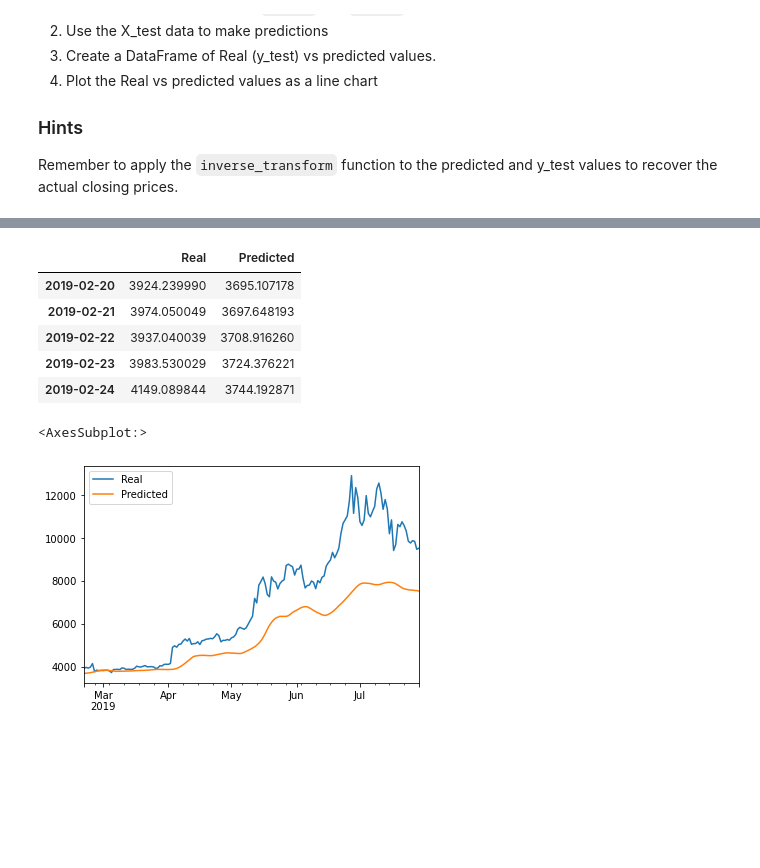
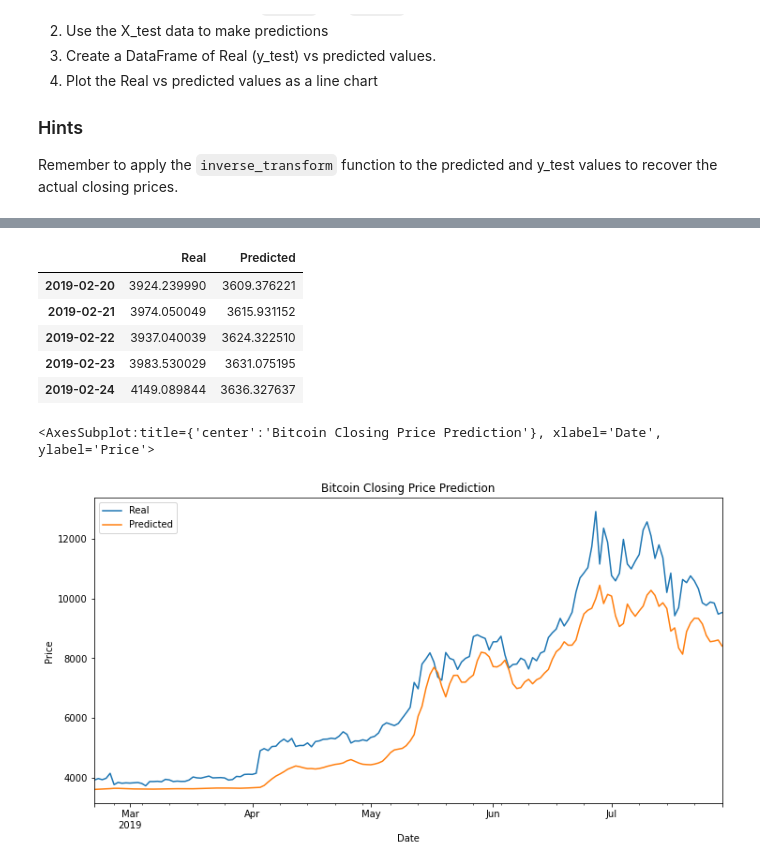
Before and after one commit to aaargyrou/DeepLearning--LSTM-Stock-Predictor, a Jupyter notebook: Code/lstm_stock_predictor_closing.ipynb, the cells around one changed output, grey strips where cells are left out. Saved outputs shown, nothing was run; the diff lists cells and outputs as text; code cells hidden in the pictures; blank space fills up the shorter version.

```diff
--- a/Code/lstm_stock_predictor_closing.ipynb
+++ b/Code/lstm_stock_predictor_closing.ipynb
@@ -227,5 +233,5 @@ _________________________________________________________________
 # Do not shuffle the data
 # Experiement with the batch size, but a smaller batch size is recommended
 
-model.fit(X_train, y_train, epochs=10, shuffle=False, batch_size=1, verbose=1)
+model.fit(X_train, y_train, epochs=100, shuffle=False, batch_size=1, verbose=1)
 # %% [output]
@@ -287,14 +290,14 @@ stocks = pd.DataFrame({
 stocks.head()
 # %% [output]
 |  | Real | Predicted |
-| 2019-02-20 | 3924.239990 | 3695.107178 |
-| 2019-02-21 | 3974.050049 | 3697.648193 |
-| 2019-02-22 | 3937.040039 | 3708.916260 |
-| 2019-02-23 | 3983.530029 | 3724.376221 |
-| 2019-02-24 | 4149.089844 | 3744.192871 |
+| 2019-02-20 | 3924.239990 | 3609.376221 |
+| 2019-02-21 | 3974.050049 | 3615.931152 |
+| 2019-02-22 | 3937.040039 | 3624.322510 |
+| 2019-02-23 | 3983.530029 | 3631.075195 |
+| 2019-02-24 | 4149.089844 | 3636.327637 |
 # %%
 # Plot the real vs predicted values as a line chart
-stocks.plot()
+stocks.plot(title="Bitcoin Closing Price Prediction", figsize=(12, 6), xlabel="Date", ylabel="Price")
 # %% [output]
-<AxesSubplot:>
+<AxesSubplot:title={'center':'Bitcoin Closing Price Prediction'}, xlabel='Date', ylabel='Price'>
-[figure, old version]
+[figure, new version]
```
Also changed, not shown: parts of 5 cells of this notebook, 4 other files.
